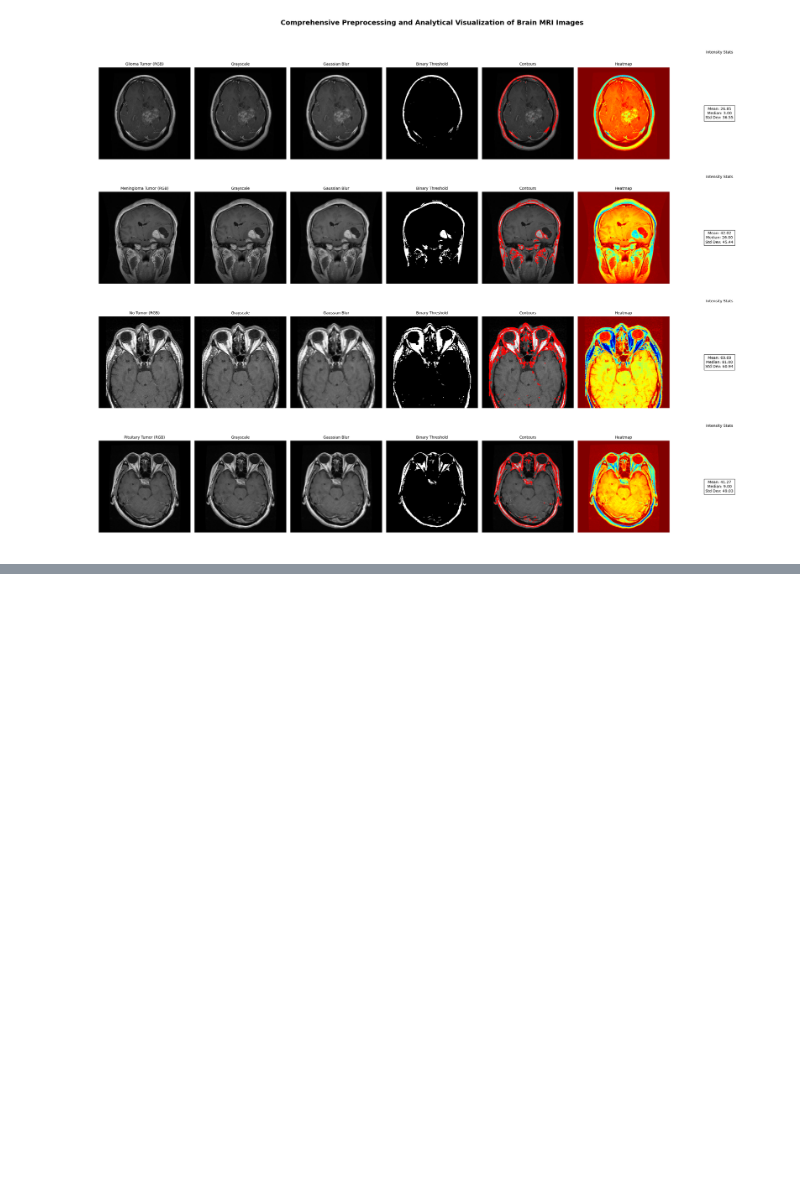
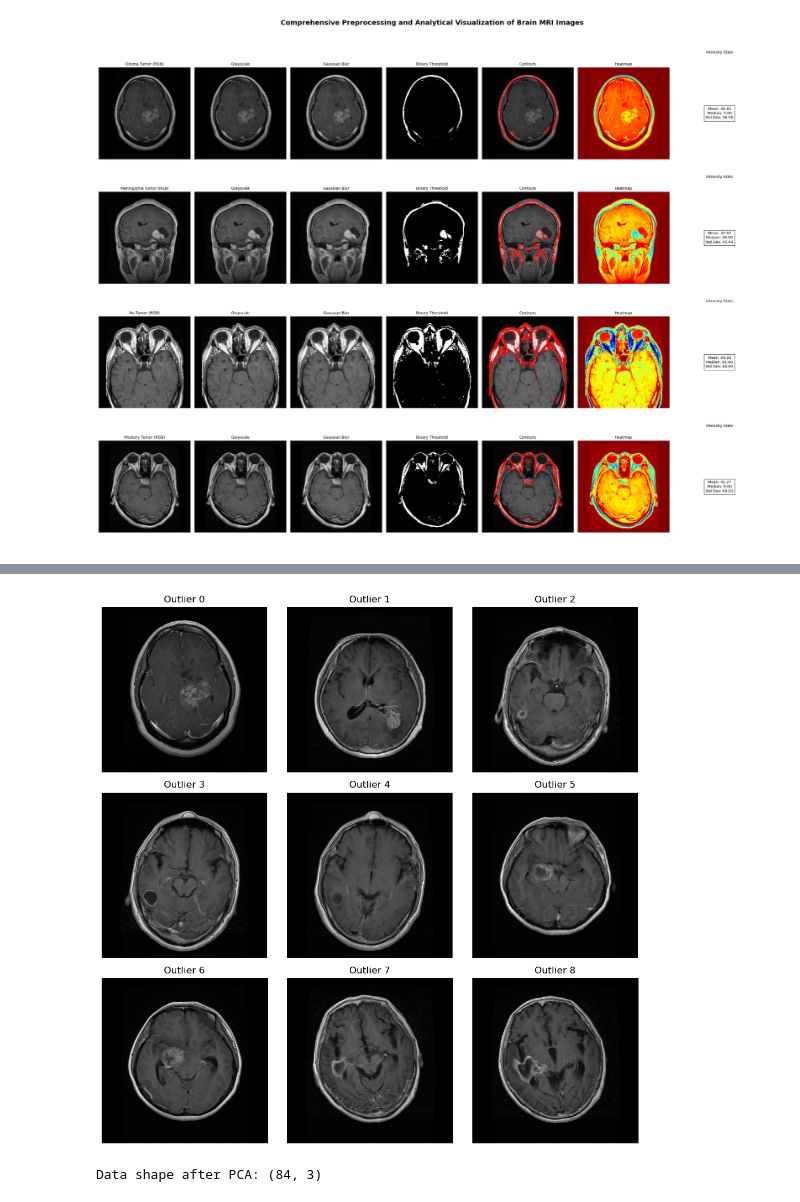
Before and after one commit to kelvinprabhu/Advance_Machine_learning_exercise, a Jupyter notebook: image_classification.ipynb, the cells around one changed output, grey strips where cells are left out. Cells and saved outputs as stored; diff of their text form; code cells hidden in the pictures; blank space fills up the shorter version.

Commit message:
Image Classification

```diff
--- a/image_classification.ipynb
+++ b/image_classification.ipynb
@@ -82,3 +82,37 @@ plt.tight_layout(rect=[0, 0, 1, 0.95])  # Adjust layout for title
 plt.show()
 # %% [output]
 [figure]
+# %%
+import os
+import cv2
+import numpy as np
+import matplotlib.pyplot as plt
+from sklearn.preprocessing import StandardScaler
+from sklearn.decomposition import PCA
+from sklearn.cluster import KMeans, AgglomerativeClustering
+from sklearn.metrics import silhouette_score, davies_bouldin_score
+from scipy.cluster.hierarchy import dendrogram, linkage
+
+# Define the paths
+base_dir = r'DATASETS\TRAIL_DATA\TRAINING'
+categories = ['glioma_tumor', 'meningioma_tumor', 'no_tumor', 'pituitary_tumor']
+
+# Load images
+image_data = []
+labels = []
+
+for label, category in enumerate(categories):
+    folder_path = os.path.join(base_dir, category)
+    for file_name in os.listdir(folder_path):
+        file_path = os.path.join(folder_path, file_name)
+        # Read and resize the image
+        img = cv2.imread(file_path, cv2.IMREAD_GRAYSCALE)  # Convert to grayscale
+        img_resized = cv2.resize(img, (64, 64))  # Resize to a standard size
+        image_data.append(img_resized.flatten())  # Flatten the image to a vector
+        labels.append(label)
+
+# Convert to numpy arrays
+image_data = np.array(image_data)
+labels = np.array(labels)
+
+print("Loaded image data shape:", image_data.shape)
@@ -84,0 +166,25 @@ plt.show()
+# %%
+# Visualize outliers for reference
+plt.figure(figsize=(10, 10))
+for i, idx in enumerate(outlier_indices[:9]):  # Show first 9 outliers
+    plt.subplot(3, 3, i + 1)
+    plt.imshow(image_data_[idx], cmap='gray')
+    plt.title(f"Outlier {idx}")
+    plt.axis('off')
+plt.tight_layout()
+plt.show()
+# %% [output]
+[figure, added]
+# %%
+
+# Standardize the data
+scaler = StandardScaler()
+data_scaled = scaler.fit_transform(image_data)
+
+# Optional: Dimensionality Reduction using PCA
+pca = PCA(n_components=3)
+data_pca = pca.fit_transform(data_scaled)
+
+print("Data shape after PCA:", data_pca.shape)
+# %% [output]
+Data shape after PCA: (84, 3)
```
Also changed, not shown: parts of 8 cells of this notebook.
